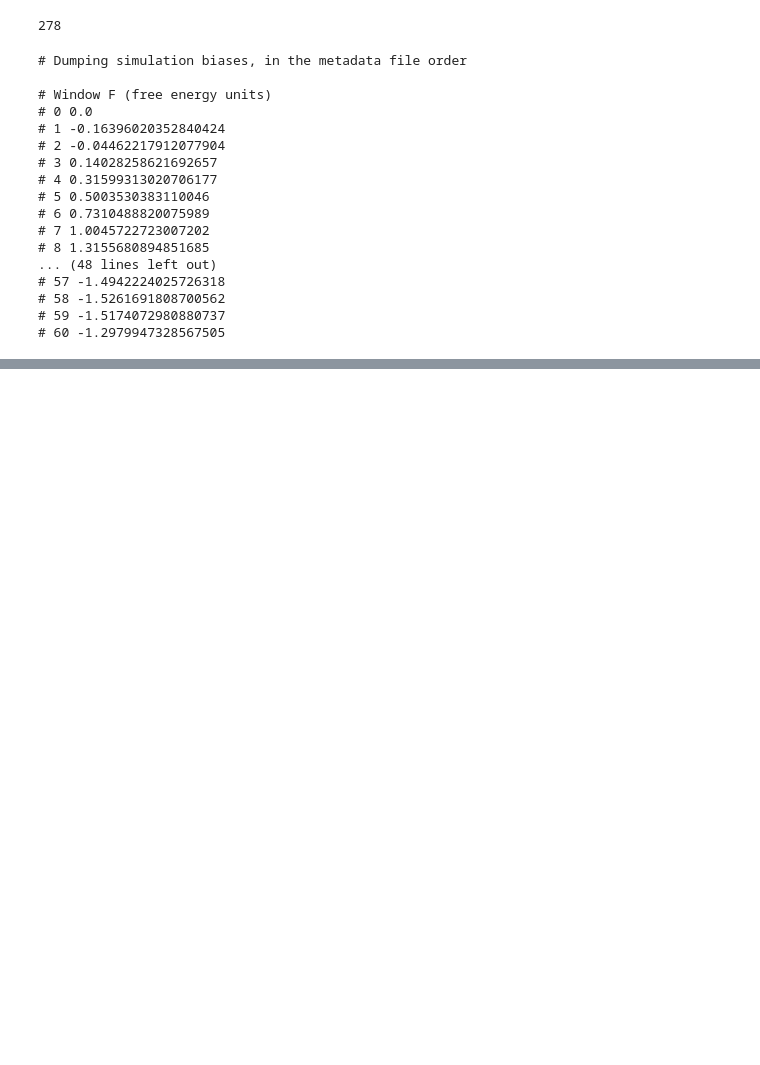
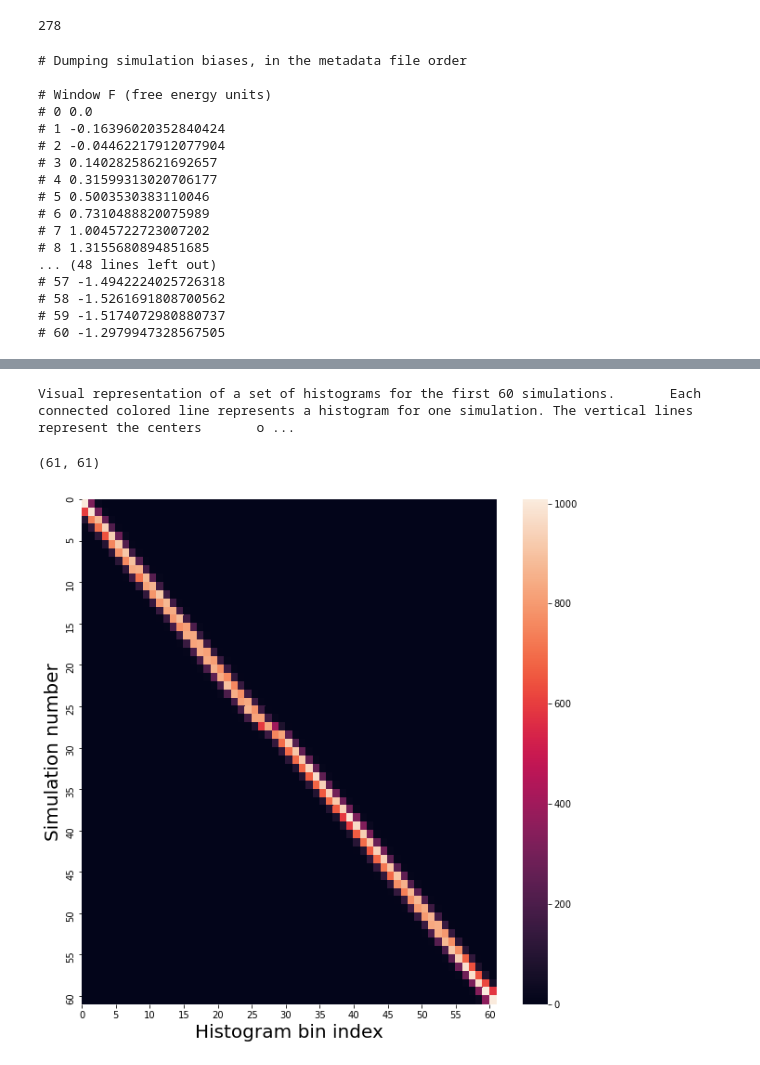
Before and after one commit to shaunak-badani/MD, a Jupyter notebook: wham/WHAM.ipynb, the cells around one changed output, grey strips where cells are left out. Saved outputs shown, nothing was run; the diff lists cells and outputs as text; code cells hidden in the pictures; blank space fills up the shorter version.

```diff
--- a/wham/WHAM.ipynb
+++ b/wham/WHAM.ipynb
@@ -286,0 +322,39 @@ plt.grid(True)
+# %%
+print('Visual representation of a set of histograms for the first 60 simulations. \
+      Each connected colored line represents a histogram for one simulation. The vertical lines represent the centers \
+      of the histogram bins.')
+# %% [output]
+Visual representation of a set of histograms for the first 60 simulations.       Each connected colored line represents a histogram for one simulation. The vertical lines represent the centers       o ...
+# %%
+tmp = np.empty_like(HISTOGRAM)
+J = hist_group['num_windows']
+n = J
+c = np.empty((n, NUM_BINS))
+
+for i in range(n):
+    first = hist_group['hists'][i]['first']
+    last = hist_group['hists'][i]['last']
+    data = hist_group['hists'][i]['data']
+    tmp[:] = 0
+    tmp[first:last + 1] = data
+    c[i] = tmp
+# %%
+c.shape
+# %% [output]
+(61, 61)
+# %%
+import seaborn as sns
+fig = plt.figure(figsize = (10, 10))
+ticks = list(range(0, 65, 5))
+ax = sns.heatmap(c)
+h = ax.xaxis.set_ticks(ticks)
+y = ax.xaxis.set_major_formatter(ticker.FormatStrFormatter('%d'))
+h = ax.yaxis.set_ticks(ticks)
+y = ax.yaxis.set_major_formatter(ticker.FormatStrFormatter('%d'))
+
+ax.set_xlabel("Histogram bin index", fontsize = 20)
+ax.set_ylabel("Simulation number", fontsize = 20)
+plt.savefig("images/c_matrix.png")
+# plt.imshow(c, interpolation='bilinear', cmap=cm.Greys_r)
+# %% [output]
+[figure, added]
```
Also changed, not shown: parts of 13 cells of this notebook, 6 other files.
